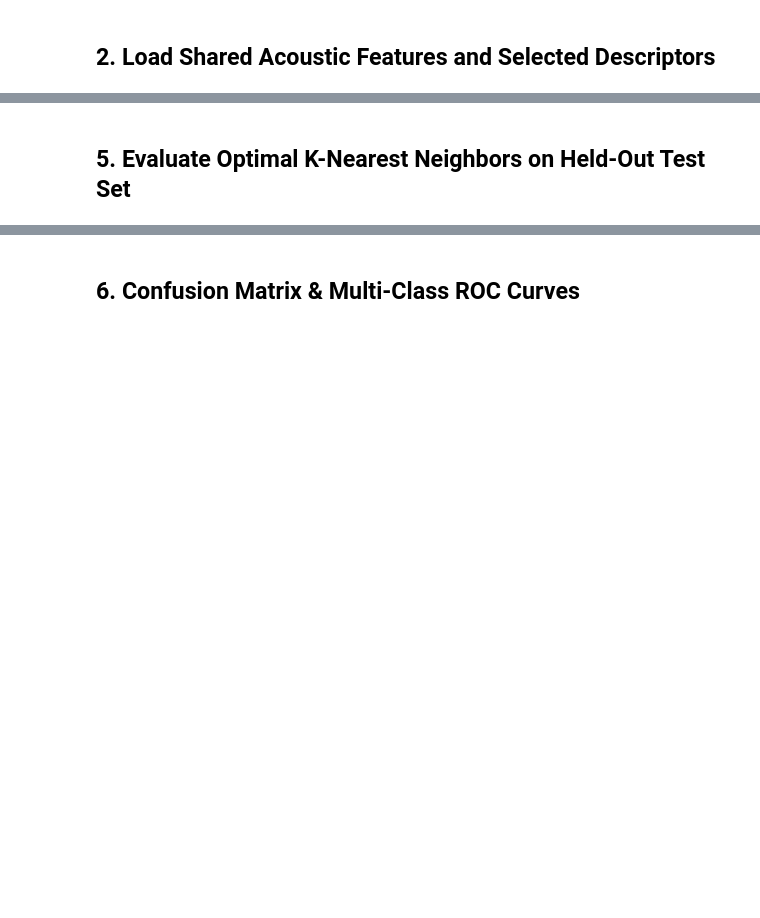
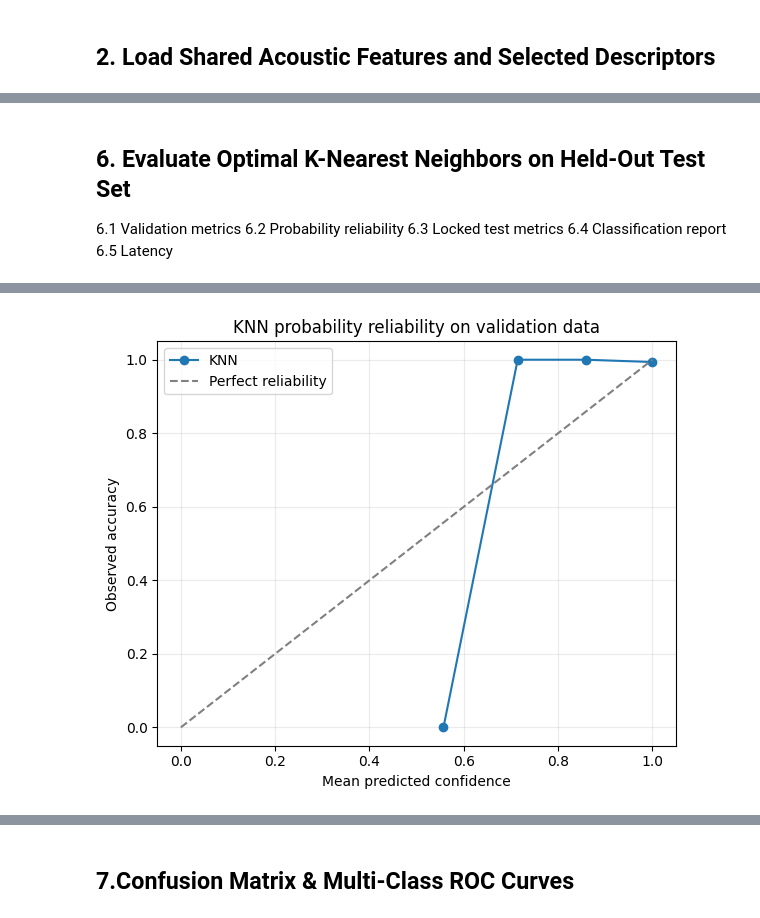
Before and after one commit to TheVantaDev/ML_CP, a Jupyter notebook: 01_person1_lr_and_knn/knn.ipynb, the cells around one changed output, grey strips where cells are left out. Drawn from its saved outputs; the diff is of its cells as text; code cells hidden in the pictures; blank space fills up the shorter version.

```diff
--- a/01_person1_lr_and_knn/knn.ipynb
+++ b/01_person1_lr_and_knn/knn.ipynb
@@ -130,0 +147,7 @@ best_model = KNeighborsClassifier(n_neighbors=best_k, weights='distance')
+# %%
+knn_pipeline = Pipeline([
+    ("imputer", SimpleImputer(strategy="median")),
+    ("scaler", StandardScaler()),
+    ("model", KNeighborsClassifier(n_jobs=-1)),
+])
+print(knn_pipeline)
@@ -131,2 +345,7 @@ best_model = KNeighborsClassifier(n_neighbors=best_k, weights='distance')
 # %% [markdown]
-## 5. Evaluate Optimal K-Nearest Neighbors on Held-Out Test Set
+## 6. Evaluate Optimal K-Nearest Neighbors on Held-Out Test Set
+6.1 Validation metrics
+ 6.2 Probability reliability
+ 6.3 Locked test metrics
+ 6.4 Classification report
+ 6.5 Latency
@@ -159,0 +352,62 @@ print(f"Latency         : {latency_ms:.3f} ms / segment")
+# %%
+def evaluate_classifier(model, X, y):
+    pred = model.predict(X)
+    prob = model.predict_proba(X)
+    result = {
+        "accuracy": float(accuracy_score(y, pred)),
+        "balanced_accuracy": float(balanced_accuracy_score(y, pred)),
+        "macro_precision": float(precision_score(y, pred, average="macro", zero_division=0)),
+        "macro_recall": float(recall_score(y, pred, average="macro", zero_division=0)),
+        "macro_f1": float(f1_score(y, pred, average="macro", zero_division=0)),
+        "roc_auc_macro": float(roc_auc_score(y, prob, multi_class="ovr", average="macro", labels=list(range(len(classes))))),
+        "log_loss": float(log_loss(y, prob, labels=list(range(len(classes))))),
+    }
+    return result, pred, prob
+
+val_metrics, val_pred, val_prob = evaluate_classifier(best_knn, X_val_raw, y_val)
+print("Validation metrics:")
+print(json.dumps(val_metrics, indent=2))
+print(classification_report(y_val, val_pred, target_names=classes, digits=3, zero_division=0))
+
+# Probability reliability on validation data.
+val_confidence = val_prob.max(axis=1)
+val_correct = val_pred == y_val
+confidence_bins = pd.cut(val_confidence, [0, 0.6, 0.8, 0.9, 0.95, 1.0], include_lowest=True)
+reliability = pd.DataFrame({"confidence": val_confidence, "correct": val_correct}).groupby(confidence_bins, observed=True).agg(segments=("confidence", "size"), mean_confidence=("confidence", "mean"), accuracy=("correct", "mean"))
+reliability["gap"] = reliability["mean_confidence"] - reliability["accuracy"]
+print("Validation confidence reliability:")
+print(reliability)
+
+plt.figure(figsize=(6, 5))
+if len(reliability):
+    plt.plot(reliability["mean_confidence"], reliability["accuracy"], marker="o", label="KNN")
+plt.plot([0, 1], [0, 1], "--", color="gray", label="Perfect reliability")
+plt.xlabel("Mean predicted confidence")
+plt.ylabel("Observed accuracy")
+plt.title("KNN probability reliability on validation data")
+plt.legend()
+plt.grid(alpha=0.25)
+plt.tight_layout()
+plt.savefig("plots/knn_probability_reliability.png", dpi=200, bbox_inches="tight")
+plt.show()
+plt.close()
+
+latency_start = time.perf_counter()
+for _ in range(100):
+    best_knn.predict(X_test_raw.iloc[:1])
+latency_ms = (time.perf_counter() - latency_start) / 100 * 1000
+
+test_metrics_base, test_pred, test_prob = evaluate_classifier(best_knn, X_test_raw, y_test)
+test_metrics = {
+    "algorithm": ALGO_NAME, "slug": FILE_SLUG,
+    "best_hyperparameters": best_params,
+    "grouped_cv_macro_f1": float(knn_search.best_score_),
+    **test_metrics_base,
+    "latency_ms": float(latency_ms),
+    "classes": classes, "feature_count": len(feature_cols),
+    "test_segments": int(len(y_test)),
+}
+print("Final held-out test metrics:")
+print(json.dumps(test_metrics, indent=2))
+print(classification_report(y_test, test_pred, target_names=classes, digits=3, zero_division=0))
+# %% [output]
@@ -159,0 +431 @@ print(f"Latency         : {latency_ms:.3f} ms / segment")
+[figure, added]
@@ -160,2 +449,2 @@ print(f"Latency         : {latency_ms:.3f} ms / segment")
 # %% [markdown]
-## 6. Confusion Matrix & Multi-Class ROC Curves
+## 7.Confusion Matrix & Multi-Class ROC Curves
```
Also changed, not shown: parts of 30 cells of this notebook, 34 other files.
